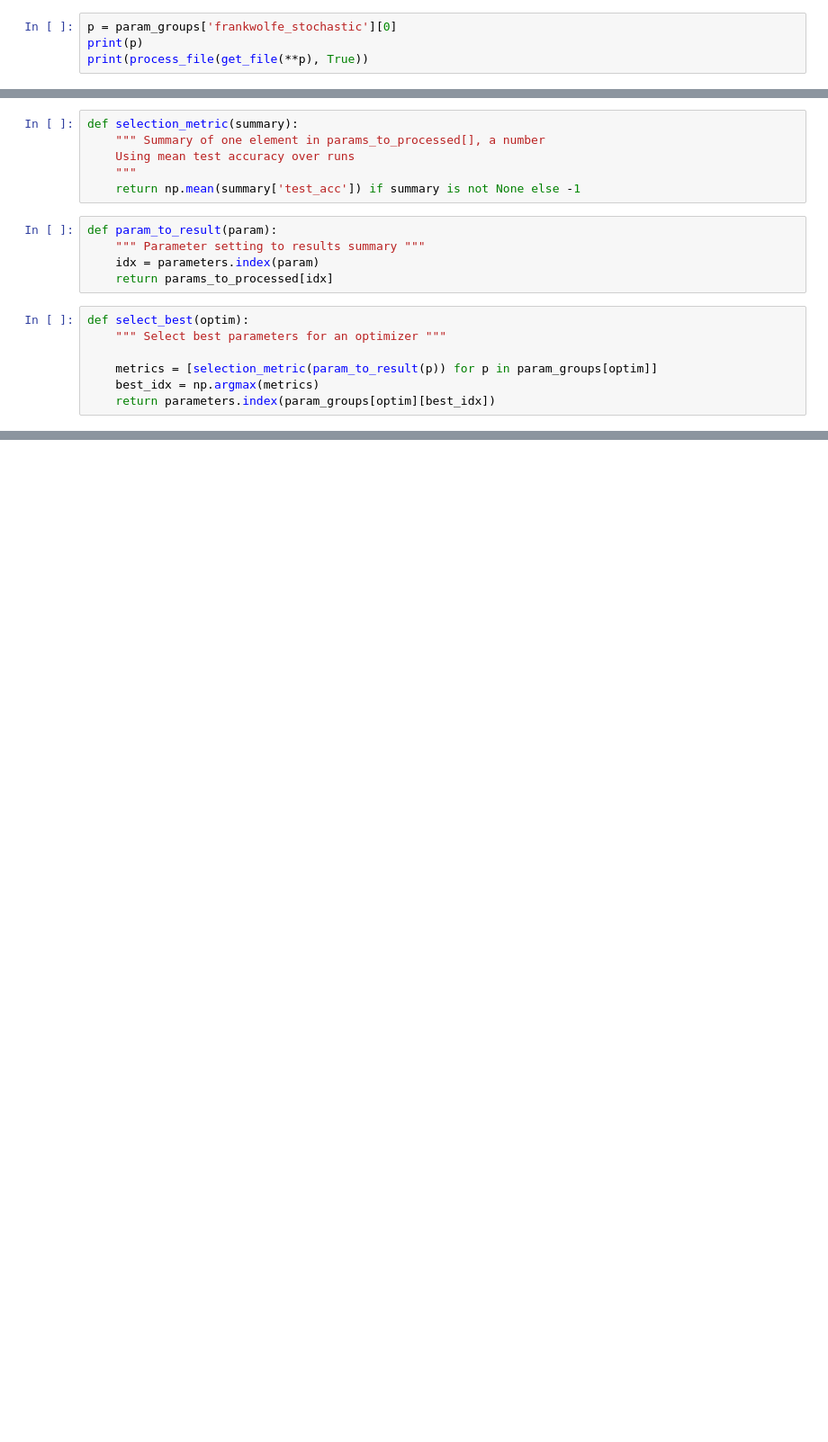
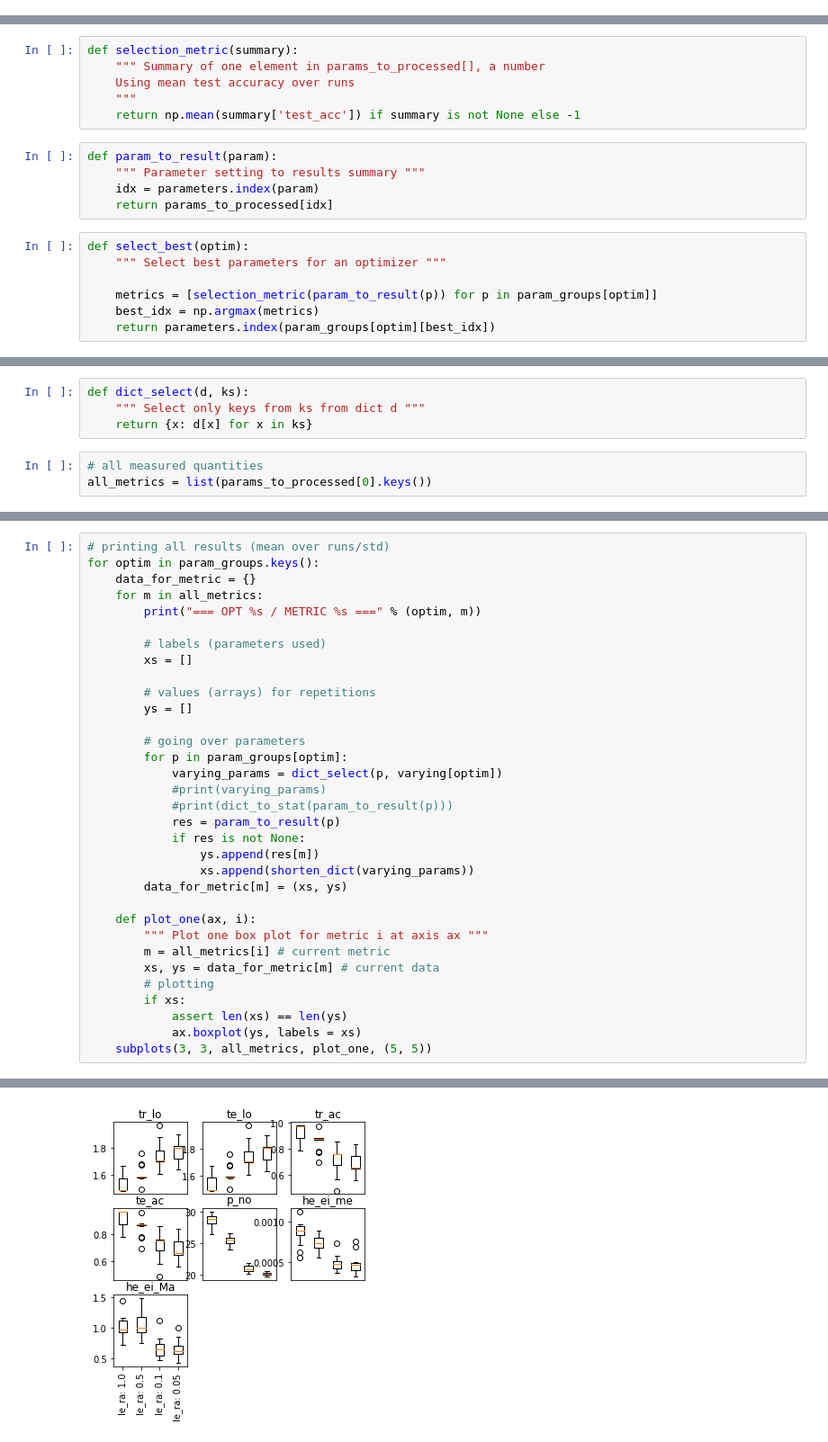
Before and after one commit to sergia-ch/OptMLProject, a Jupyter notebook: create_analyze_runs.ipynb, the cells around one changed output, grey strips where cells are left out. Shown at 90% size. Cells and saved outputs as stored; diff of their text form; blank space fills up the shorter version.

```diff
--- a/create_analyze_runs.ipynb
+++ b/create_analyze_runs.ipynb
@@ -231,7 +259,3 @@ def process_file(f, do_plot = False):
         print('!!! File  cannot be processed')
         return None
     #return d
-# %%
-p = param_groups['frankwolfe_stochastic'][0]
-print(p)
-print(process_file(get_file(**p), True))
@@ -316,0 +328,7 @@ def select_best(optim):
+# %%
+def dict_select(d, ks):
+    """ Select only keys from ks from dict d """
+    return {x: d[x] for x in ks}
+# %%
+# all measured quantities
+all_metrics = list(params_to_processed[0].keys())
@@ -316,0 +361,34 @@ def select_best(optim):
+# %%
+# printing all results (mean over runs/std)
+for optim in param_groups.keys():
+    data_for_metric = {}
+    for m in all_metrics:
+        print("=== OPT %s / METRIC %s ===" % (optim, m))
+
+        # labels (parameters used)
+        xs = []
+
+        # values (arrays) for repetitions
+        ys = []
+
+        # going over parameters
+        for p in param_groups[optim]:
+            varying_params = dict_select(p, varying[optim])
+            #print(varying_params)
+            #print(dict_to_stat(param_to_result(p)))
+            res = param_to_result(p)
+            if res is not None:
+                ys.append(res[m])
+                xs.append(shorten_dict(varying_params))
+        data_for_metric[m] = (xs, ys)
+
+    def plot_one(ax, i):
+        """ Plot one box plot for metric i at axis ax """
+        m = all_metrics[i] # current metric
+        xs, ys = data_for_metric[m] # current data
+        # plotting
+        if xs:
+            assert len(xs) == len(ys)
+            ax.boxplot(ys, labels = xs)
+    subplots(3, 3, all_metrics, plot_one, (5, 5))
+# %% [output]
@@ -316,0 +402 @@ def select_best(optim):
+[figure, added]
```
Also changed, not shown: parts of 18 cells of this notebook, 1 other file.
